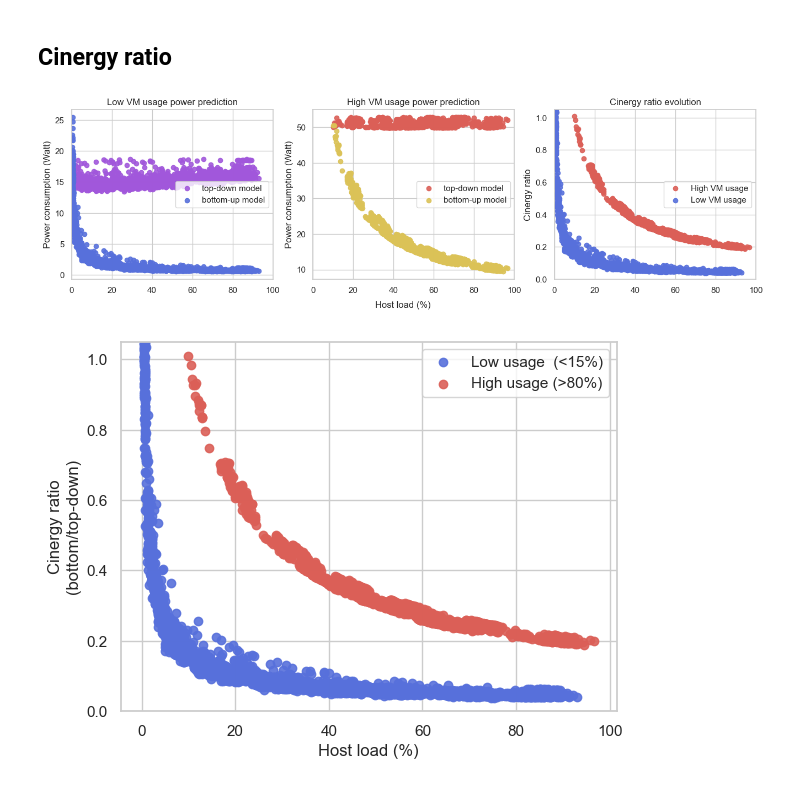
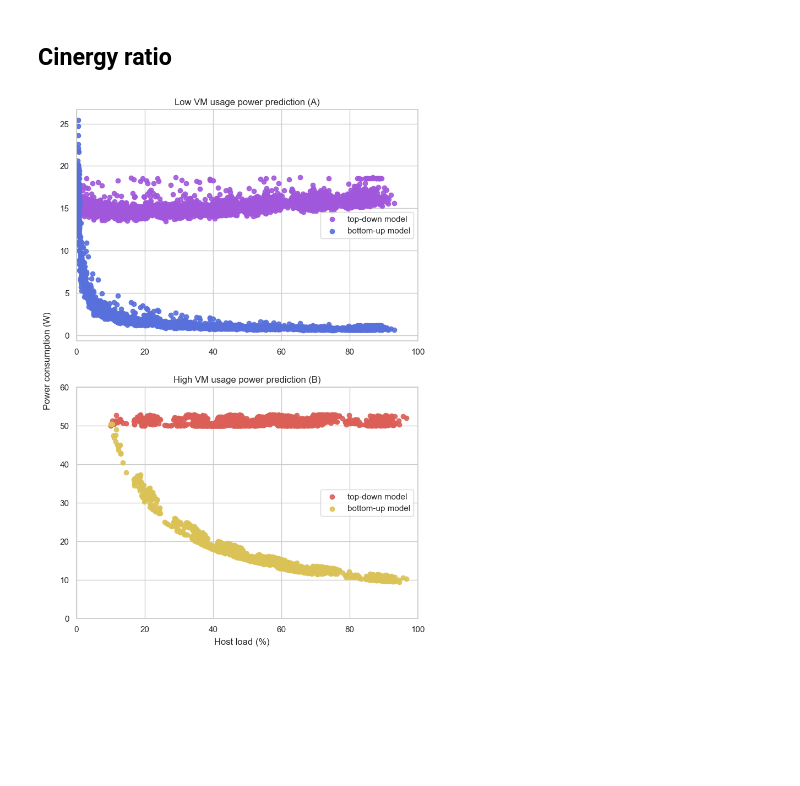
Before and after one commit to jacquetpi/cinergy-models, a Jupyter notebook: notebooks/paper-figures.ipynb, the cells around one changed output. Drawn from its saved outputs; the diff is of its cells as text; code cells hidden in the pictures; blank space fills up the shorter version.

```diff
--- a/notebooks/paper-figures.ipynb
+++ b/notebooks/paper-figures.ipynb
@@ -450,63 +454,37 @@ cloudlike['prediction'] = cloudlike.apply(lambda row : estimate(model_dict, row,
 # %%
 core_host = core_host_ref['nova']
 remove_static = estimate(model_dict, 0) * (1 - (vm_size/core_host))
 
 cloudlike['top-down']  = cloudlike['prediction']
 #cloudlike['bottom-up'] = cloudlike.apply(lambda row : (row['host_percent_vm']/(row['host_percent_vm']+row['target']))*row['package-global-watt'], axis=1)
 cloudlike['bottom-up'] = cloudlike.apply(lambda row : (row['host_percent_vm']/row['cpu%_package-global'])*row['package-global-watt'], axis=1)
 cloudlike['model-ratio'] = cloudlike['bottom-up']/cloudlike['top-down']
 
 low_phase = cloudlike.loc[cloudlike['vm'].between((400)*0.01,(400)*0.10,inclusive='both')]
 high_phase = cloudlike.loc[cloudlike['vm'].between((400)*0.85,(400),inclusive='both')]
 
 sns.set_theme(style="whitegrid", palette="husl")
-fig, (ax1, ax2, ax3) = plt.subplots(1,3, figsize=(16, 4))
+fig, (ax1, ax2) = plt.subplots(2,1, figsize=(8, 12))
 
 colors = sns.color_palette("hls", 8)
 ax1.scatter(low_phase['cpu%_package-global'], low_phase['top-down'], color=colors[6],   label='top-down model', alpha=0.9)
 ax1.scatter(low_phase['cpu%_package-global'], low_phase['bottom-up'], color=colors[5],   label='bottom-up model', alpha=0.9)
-ax1.title.set_text('Low VM usage power prediction')
-ax1.set_ylabel('Power consumption (Watt)')
+ax1.title.set_text('Low VM usage power prediction (A)')
+ax1.set_ylabel('')
 ax1.set_xlim(0,100)
 ax1.legend(loc="center right")
 
 ax2.scatter(high_phase['cpu%_package-global'], high_phase['top-down'], color=colors[0],   label='top-down model', alpha=0.9)
 ax2.scatter(high_phase['cpu%_package-global'], high_phase['bottom-up'], color=colors[1],   label='bottom-up model', alpha=0.9)
-ax2.title.set_text('High VM usage power prediction')
-ax2.set_ylabel('Power consumption (Watt)')
+ax2.title.set_text('High VM usage power prediction (B)')
+ax2.set_ylabel('')
 ax2.legend(loc="center right")
 ax2.set_xlim(0,100)
+ax2.set_ylim(0,60)
 
-ax3.scatter(high_phase['cpu%_package-global'], high_phase['model-ratio'], color=colors[0], label='High VM usage', alpha=0.9)
-ax3.scatter(low_phase['cpu%_package-global'], low_phase['model-ratio'], color=colors[5],   label='Low VM usage', alpha=0.9)
-ax3.title.set_text('Cinergy ratio evolution')
-ax3.set_ylabel('Cinergy ratio')
-ax3.legend(loc="center right")
-ax3.set_xlim(0,100)
-ax3.set_ylim(0,1.05)
+fig.text(0.05, 0.5, 'Power consumption (W)', va='center', rotation='vertical')
+fig.text(0.5, 0.07, 'Host load (%)', ha='center')
 
-fig.text(0.5, -0.02, 'Host load (%)', ha='center')
-
-plt.gcf().savefig('figures/cinergy-ratio-grouped.pdf', bbox_inches='tight')
+plt.gcf().savefig('figures/top-and-bottom.pdf', bbox_inches='tight')
 # %% [output]
-[figure, old version]
+[figure, new version]
-# %%
-cloudlike['top-down']  = cloudlike['prediction']
-cloudlike['bottom-up'] = cloudlike.apply(lambda row : (row['host_percent_vm']/row['cpu%_package-global'])*row['package-global-watt'], axis=1)
-cloudlike['model-ratio'] = cloudlike['bottom-up']/cloudlike['top-down']
-
-low_phase = cloudlike.loc[cloudlike['vm'].between((400)*0.01,(400)*0.10,inclusive='both')]
-high_phase = cloudlike.loc[cloudlike['vm'].between((400)*0.85,(400),inclusive='both')]
-
-sns.set_theme(style="whitegrid", palette="husl")
-colors = sns.color_palette("hls", 8)
-plt.scatter(low_phase['cpu%_package-global'], low_phase['model-ratio'], color=colors[5],   label='Low usage  (<15%)', alpha=0.9)
-plt.scatter(high_phase['cpu%_package-global'], high_phase['model-ratio'], color=colors[0], label='High usage (>80%)', alpha=0.9)
-plt.xlabel('Host load (%)')
-plt.ylabel('Cinergy ratio\n(bottom/top-down)')
-plt.ylim(0,1.05)
-plt.legend()
-
-plt.gcf().savefig('figures/consolidation-ratio.pdf', bbox_inches='tight')
-# %% [output]
-[figure, removed]
```
Also changed, not shown: parts of 2 cells of this notebook.
